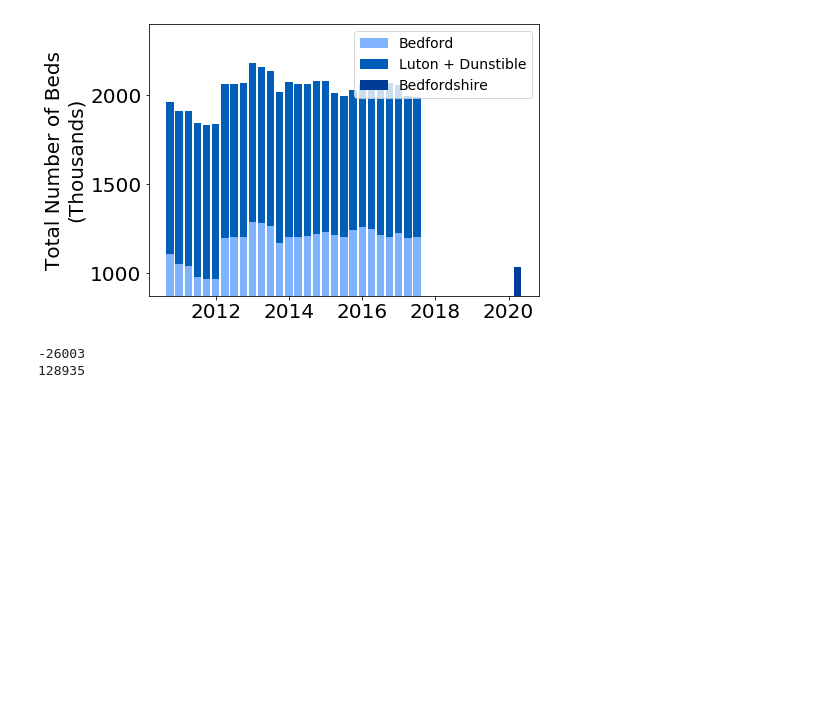
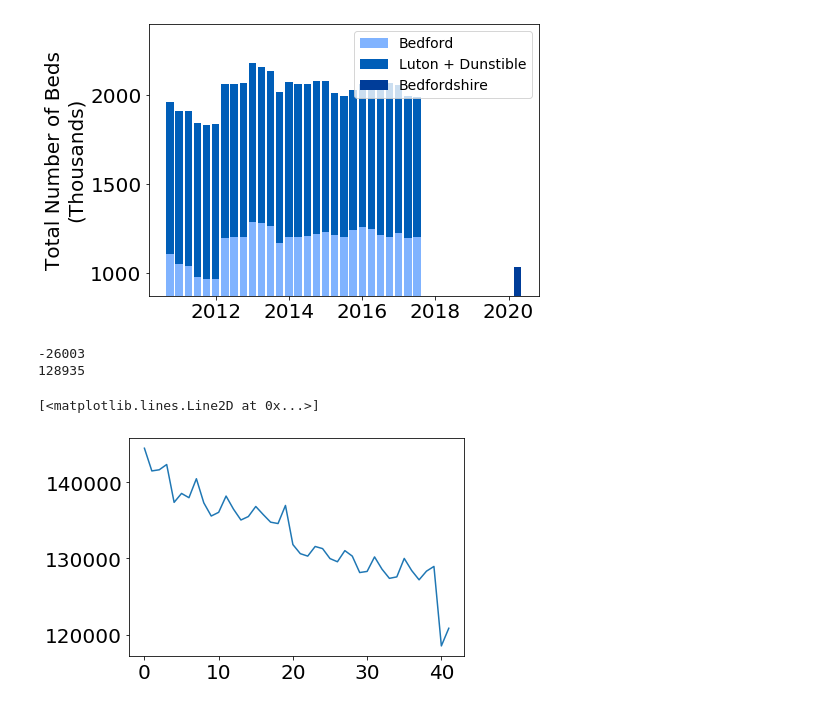
Before and after one commit to HowsMyNHS/NHSdata, a Jupyter notebook: NhsEngBeds.ipynb, the cells around one changed output. Cells and saved outputs as stored; diff of their text form; code cells hidden in the pictures; blank space fills up the shorter version.

```diff
--- a/NhsEngBeds.ipynb
+++ b/NhsEngBeds.ipynb
@@ -299,3 +299,8 @@ print(int(allBeds[1]))
 [figure]
 -26003
 128935
+# %%
+plt.plot(BedsAvail[0][::-1])
+# %% [output]
+[<matplotlib.lines.Line2D at 0x...>]
+[figure, added]
```
Also changed, not shown: parts of 4 cells of this notebook, 5 other files.
